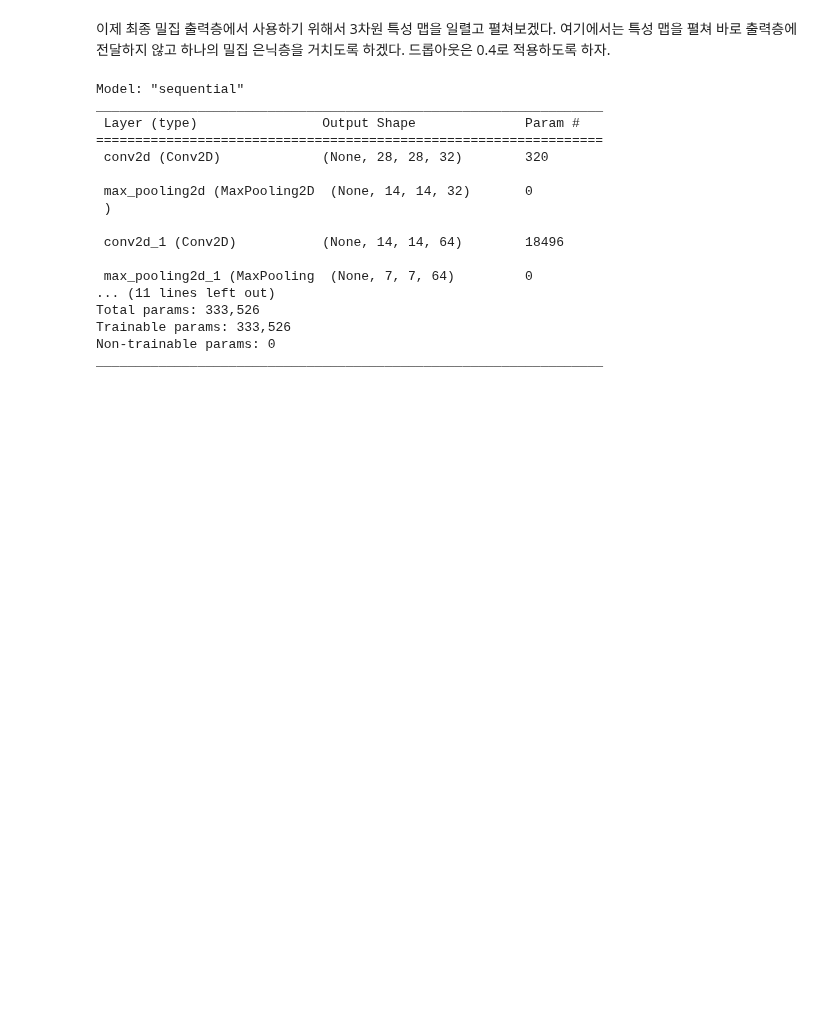
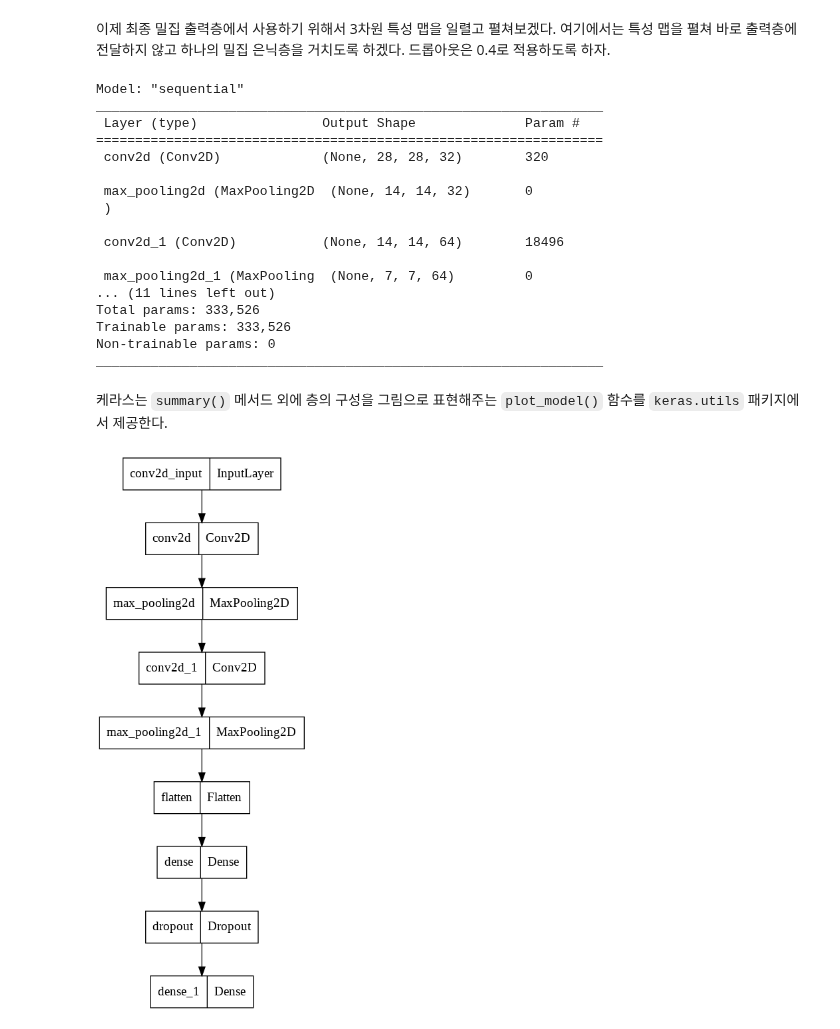
Before and after one commit to KevinTheRainmaker/ML_DL_Basics, a Jupyter notebook: HonGong_ML_DL/21_Img_Classification_with_CNN.ipynb, the cells around one changed output. Drawn from its saved outputs; the diff is of its cells as text; code cells hidden in the pictures; blank space fills up the shorter version.

```diff
--- a/HonGong_ML_DL/21_Img_Classification_with_CNN.ipynb
+++ b/HonGong_ML_DL/21_Img_Classification_with_CNN.ipynb
@@ -90,3 +91,9 @@ Total params: 333,526
 Trainable params: 333,526
 Non-trainable params: 0
 _________________________________________________________________
+# %% [markdown]
+케라스는 `summary()` 메서드 외에 층의 구성을 그림으로 표현해주는 `plot_model()` 함수를 `keras.utils` 패키지에서 제공한다.
+# %%
+keras.utils.plot_model(model)
+# %% [output]
+[figure, added]
```
Also changed, not shown: parts of 15 cells of this notebook.
